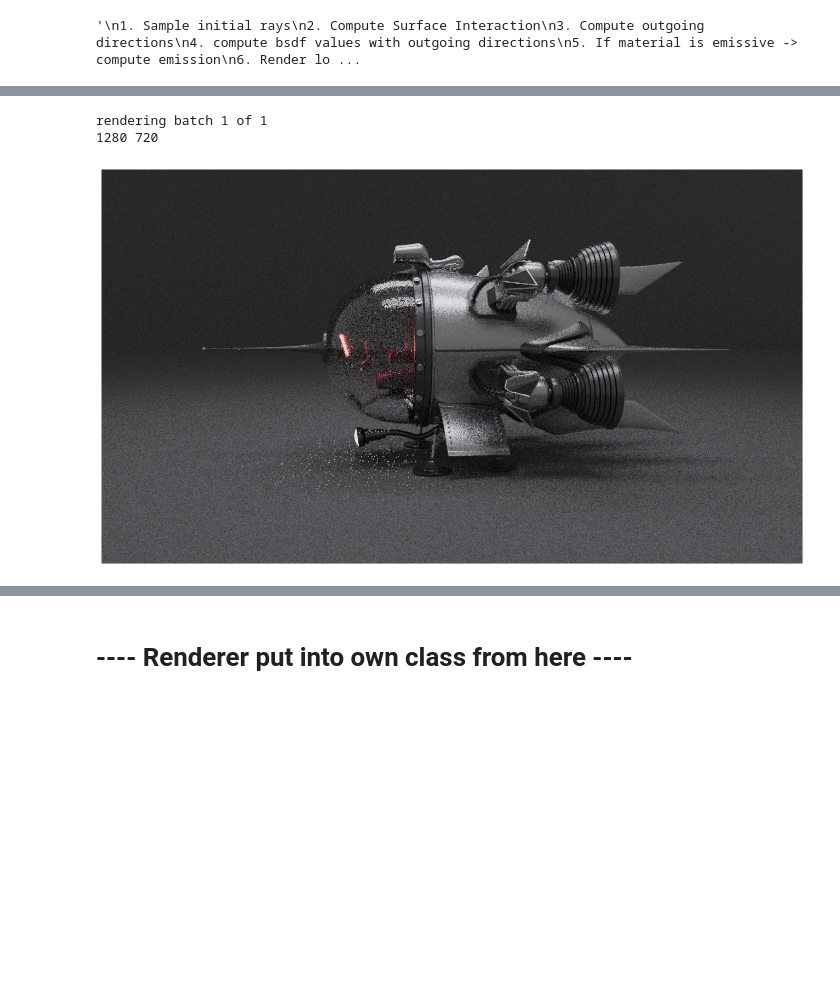
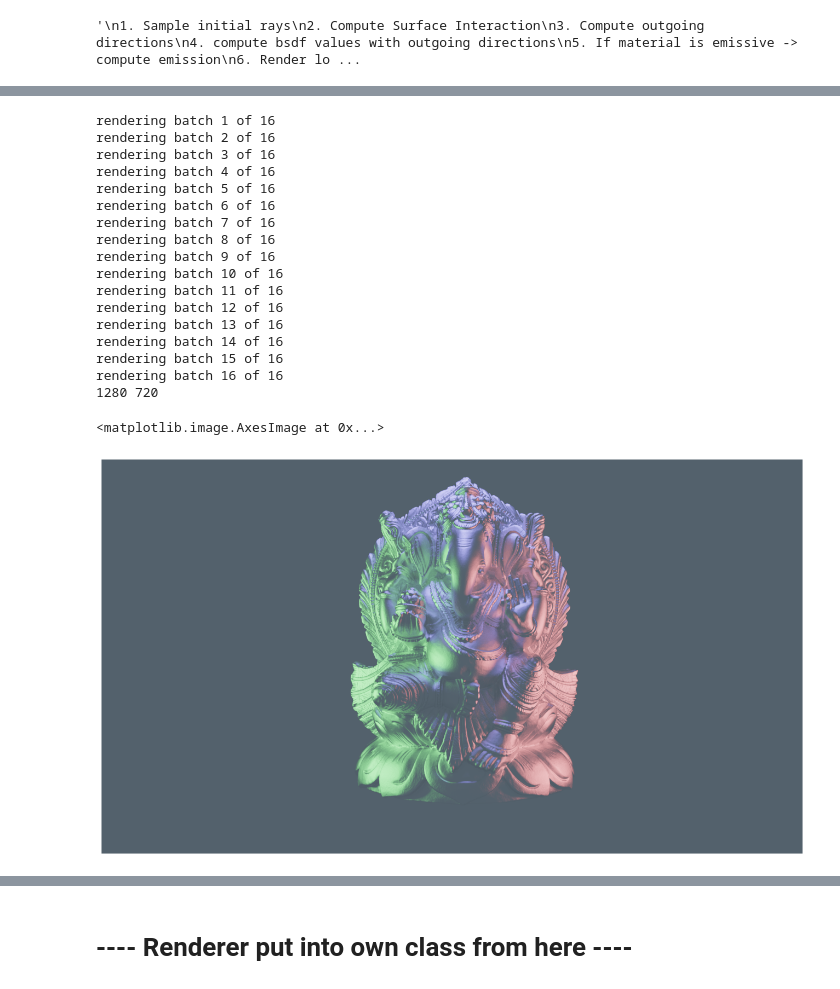
Before and after one commit to regorand/Masters, a Jupyter notebook: scripts/mitsuba_test.ipynb, the cells around one changed output, grey strips where cells are left out. Cells and saved outputs as stored; diff of their text form; code cells hidden in the pictures; blank space fills up the shorter version.

```diff
--- a/scripts/mitsuba_test.ipynb
+++ b/scripts/mitsuba_test.ipynb
@@ -399,3 +399,14 @@ import scenes
 importlib.reload(scenes)
 
 import scenes
+# %%
+scene_name = "ganesha"
+# scene_name = "kitchen"
+# scene_name = "glossy_cbox"
+# scene_name = "cbox_inverted_light"
+
+scene = scenes.get_scene_by_name(scene_name)
+
+img = mi.render(scene, spp = 32)
+
+plt.imshow(img)
@@ -402,11 +417,12 @@ import scenes
 # %%
 # scene_name = "env_scene_sphere_metallic"
 # scene_name = "env_scene_sphere_dielectric"
-scene_name = "spaceship"
+# scene_name = "spaceship"
 # scene_name = "veach_ajar"
 # scene_name = "living_room_2"
 # scene_name = "cbox"
 
+scene_name = "ganesha"
 # scene_name = "kitchen"
 # scene_name = "glossy_cbox"
 # scene_name = "cbox_inverted_light"
@@ -422,8 +438,8 @@ if use_custom_size:
     params["sensor.film.size"] = mi.ScalarVector2u(w, h)
     params.update()
 
-batch_size = 2**3
-num_batches = 1 # 2**4
+batch_size = 2**8
+num_batches = 2**4
 
 out_buffer = None
 out_img_dr = None
@@ -447,9 +463,9 @@ out_img_dr /= num_batches
 ref_dir = "../../thesis_assets/images/references"
 file_path_no_ext = f"{ref_dir}/reference_{scene_name}"
 
-# mi.util.write_bitmap(f"{file_path_no_ext}.exr", out_img_dr)
+mi.util.write_bitmap(f"{file_path_no_ext}.exr", out_img_dr)
 
-# mi.util.write_bitmap(f"{file_path_no_ext}_test.png", utils.tonemap(out_img_dr))
+mi.util.write_bitmap(f"{file_path_no_ext}_test.png", utils.tonemap(out_img_dr))
 
 H_s, W_s = img.shape[:2]
 print(W_s, H_s)
@@ -459,36 +475,52 @@ img = np.astype(img * 255, np.uint8)
 
 dpi_scale = 100
 fig = plt.figure(frameon=False)
 
 fig.set_size_inches(W_s / dpi_scale, H_s / dpi_scale)
 ax = plt.Axes(fig, [0, 0, 1, 1])
 ax.set_axis_off()
 fig.add_axes(ax)
 
 ax.imshow(img, interpolation='none', aspect='auto')
-fig.savefig(f"{file_path_no_ext}_test.png", dpi=dpi_scale, bbox_inches='tight', pad_inches=0)
+# fig.savefig(f"{file_path_no_ext}_test.png", dpi=dpi_scale, bbox_inches='tight', pad_inches=0)
 
 # mi.util.write_bitmap(f"{file_path_no_ext}.png", out_img_dr)
 
 # tone_mapped_image = utils.tonemap(out_img_dr)
 # gamma_correct_and_tm = tone_mapped_image ** (2.2)
 # clipped_image = dr.clip(out_img_dr, 0.0, 1.0)
 
 # mi.util.write_bitmap(f"{file_path_no_ext}_tonemapped.exr", tone_mapped_image)
 # mi.util.write_bitmap(f"{file_path_no_ext}_gc_tm.exr", gamma_correct_and_tm)
 # mi.util.write_bitmap(f"{file_path_no_ext}_clipped.exr", clipped_image)
 
 
 # img_tm = utils.tonemap(img)
 
 # img_np = np.clip(out_buffer, 0.0, 1.0)
 # img_np = (img_np * 255).astype(np.uint8)
 
 # Image.fromarray(np.astype(img * 255, np.uint8), 'RGB').save(f"{file_path_no_ext}_test.png")
 # %% [output]
-rendering batch 1 of 1
+rendering batch 1 of 16
+rendering batch 2 of 16
+rendering batch 3 of 16
+rendering batch 4 of 16
+rendering batch 5 of 16
+rendering batch 6 of 16
+rendering batch 7 of 16
+rendering batch 8 of 16
+rendering batch 9 of 16
+rendering batch 10 of 16
+rendering batch 11 of 16
+rendering batch 12 of 16
+rendering batch 13 of 16
+rendering batch 14 of 16
+rendering batch 15 of 16
+rendering batch 16 of 16
 1280 720
+<matplotlib.image.AxesImage at 0x...>
-[figure, old version]
+[figure, new version]
 # %%
 print(params)
 # %% [output]
```
Also changed, not shown: parts of 2 cells of this notebook, 8 other files.
